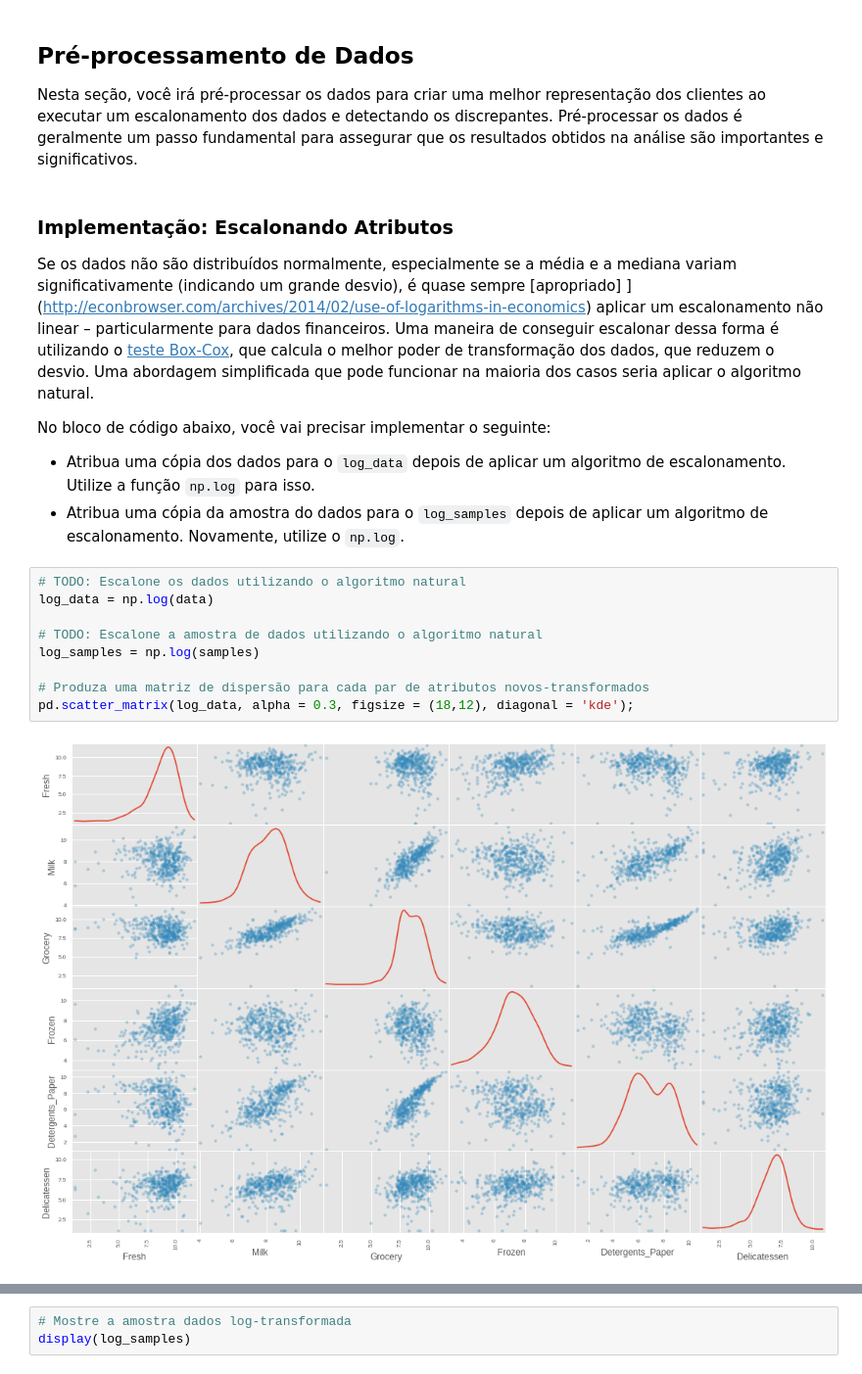
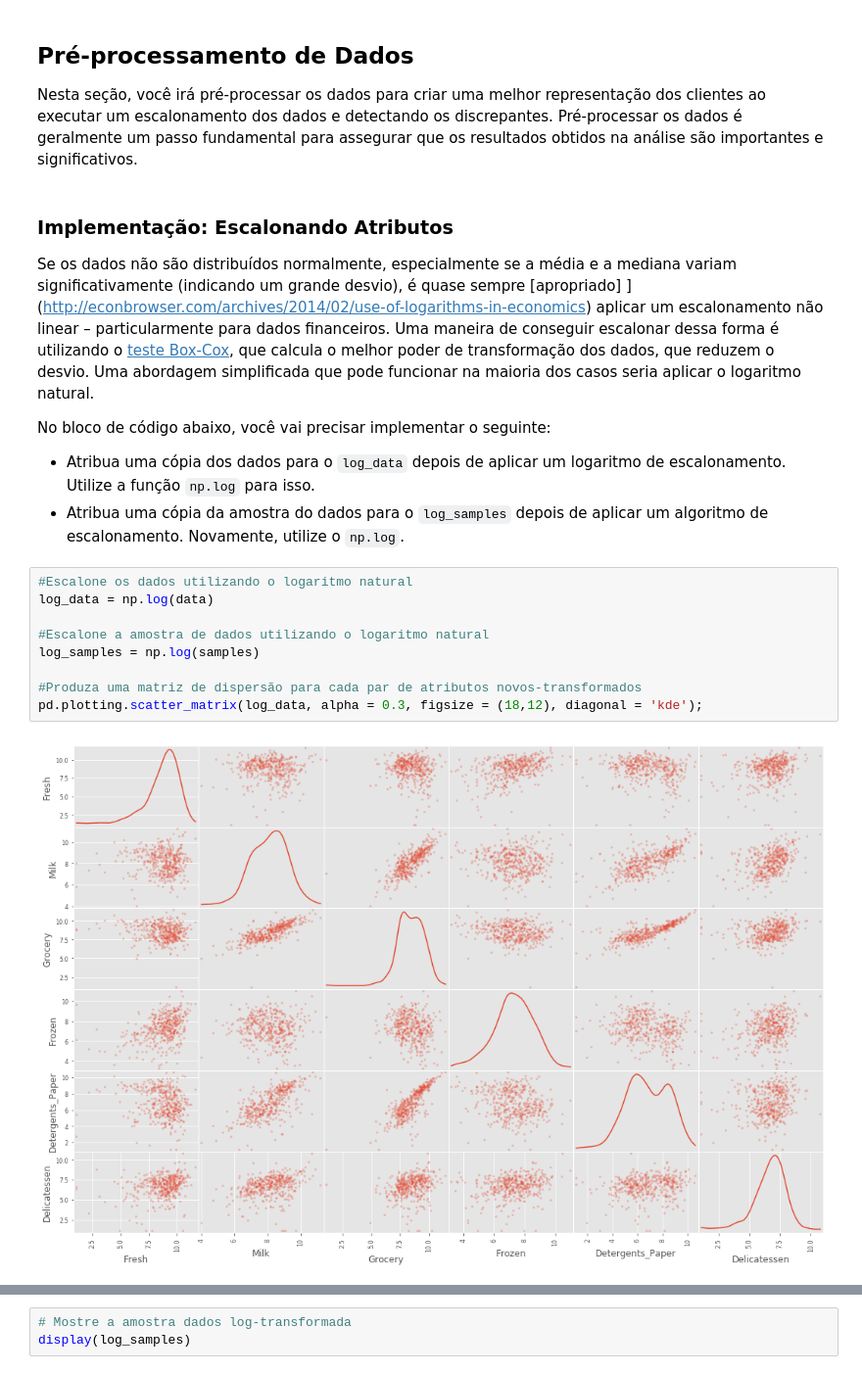
Before and after one commit to Wassimply/udacity-projects, a Jupyter notebook: creating-customer-segments/customer_segments_PT.ipynb, the cells around one changed output, grey strips where cells are left out. Shown: that part at 98% size. Cells and saved outputs as stored; diff of their text form.

```diff
--- a/creating-customer-segments/customer_segments_PT.ipynb
+++ b/creating-customer-segments/customer_segments_PT.ipynb
@@ -198,21 +198,21 @@ Name: Detergents_Paper, dtype: float64
 Nesta seção, você irá pré-processar os dados para criar uma melhor representação dos clientes ao executar um escalonamento dos dados e detectando os discrepantes. Pré-processar os dados é geralmente um passo fundamental para assegurar que os resultados obtidos na análise são importantes e significativos.
 # %% [markdown]
 ### Implementação: Escalonando Atributos
-Se os dados não são distribuídos normalmente, especialmente se a média e a mediana variam significativamente (indicando um grande desvio), é quase sempre [apropriado] ](http://econbrowser.com/archives/2014/02/use-of-logarithms-in-economics) aplicar um escalonamento não linear – particularmente para dados financeiros. Uma maneira de conseguir escalonar dessa forma é utilizando o [ teste Box-Cox](http://scipy.github.io/devdocs/generated/scipy.stats.boxcox.html), que calcula o melhor poder de transformação dos dados, que reduzem o desvio. Uma abordagem simplificada que pode funcionar na maioria dos casos seria aplicar o algoritmo natural.
+Se os dados não são distribuídos normalmente, especialmente se a média e a mediana variam significativamente (indicando um grande desvio), é quase sempre [apropriado] ](http://econbrowser.com/archives/2014/02/use-of-logarithms-in-economics) aplicar um escalonamento não linear – particularmente para dados financeiros. Uma maneira de conseguir escalonar dessa forma é utilizando o [ teste Box-Cox](http://scipy.github.io/devdocs/generated/scipy.stats.boxcox.html), que calcula o melhor poder de transformação dos dados, que reduzem o desvio. Uma abordagem simplificada que pode funcionar na maioria dos casos seria aplicar o logaritmo natural.
 
 No bloco de código abaixo, você vai precisar implementar o seguinte:
- - Atribua uma cópia dos dados para o `log_data` depois de aplicar um algoritmo de escalonamento. Utilize a função `np.log` para isso.
+ - Atribua uma cópia dos dados para o `log_data` depois de aplicar um logaritmo de escalonamento. Utilize a função `np.log` para isso.
  - Atribua uma cópia da amostra do dados para o `log_samples` depois de aplicar um algoritmo de escalonamento. Novamente, utilize o `np.log`.
 # %%
-# TODO: Escalone os dados utilizando o algoritmo natural
+#Escalone os dados utilizando o logaritmo natural
 log_data = np.log(data)
 
-# TODO: Escalone a amostra de dados utilizando o algoritmo natural
+#Escalone a amostra de dados utilizando o logaritmo natural
 log_samples = np.log(samples)
 
-# Produza uma matriz de dispersão para cada par de atributos novos-transformados
-pd.scatter_matrix(log_data, alpha = 0.3, figsize = (18,12), diagonal = 'kde');
+#Produza uma matriz de dispersão para cada par de atributos novos-transformados
+pd.plotting.scatter_matrix(log_data, alpha = 0.3, figsize = (18,12), diagonal = 'kde');
 # %% [output]
-[figure, old version]
+[figure, new version]
 # %% [markdown]
 ### Observação
```
Also changed, not shown: parts of 20 cells of this notebook, 1 other file.
